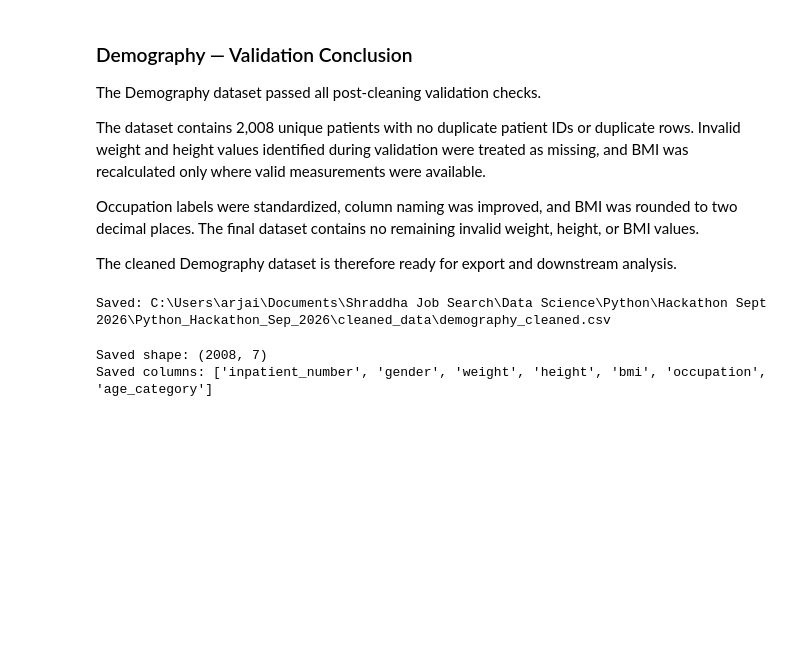
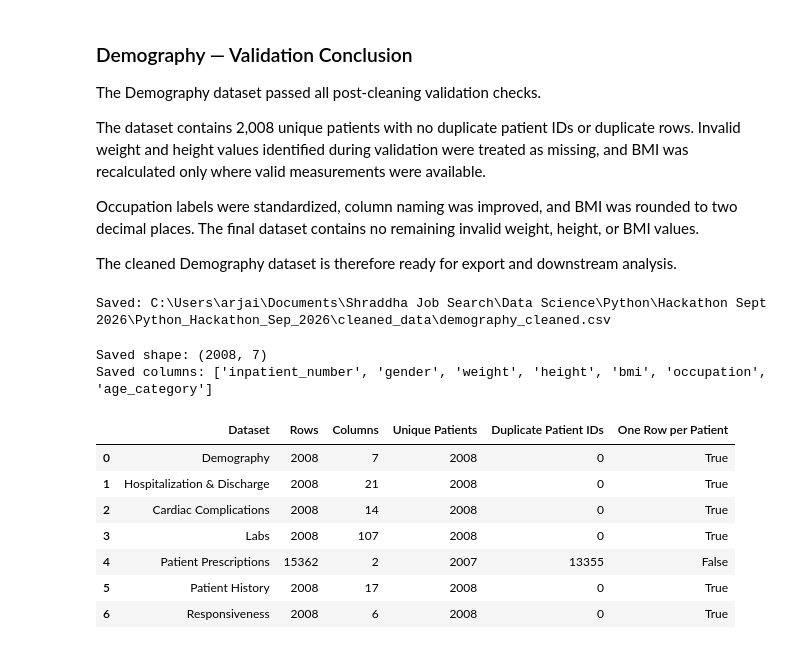
Before and after one commit to shraddhaparakh/Team11_PyInsights_Python-Hackathon-_SEP2026, a Jupyter notebook: 1.Data Cleaning_Shraddha.ipynb, the cells around one changed output. Drawn from its saved outputs; the diff is of its cells as text; code cells hidden in the pictures; blank space fills up the shorter version.

```diff
--- a/1.Data Cleaning_Shraddha.ipynb
+++ b/1.Data Cleaning_Shraddha.ipynb
@@ -725,3 +725,26 @@ print("Saved columns:", demography_check.columns.tolist())
 # %% [output]
 Saved shape: (2008, 7)
 Saved columns: ['inpatient_number', 'gender', 'weight', 'height', 'bmi', 'occupation', 'age_category']
+# %%
+dataset_overview = pd.DataFrame([
+    {
+        "Dataset": name,
+        "Rows": df.shape[0],
+        "Columns": df.shape[1],
+        "Unique Patients": df["inpatient_number"].nunique(),
+        "Duplicate Patient IDs": df["inpatient_number"].duplicated().sum(),
+        "One Row per Patient": df.shape[0] == df["inpatient_number"].nunique()
+    }
+    for name, df in datasets.items()
+])
+
+dataset_overview
+# %% [output]
+|  | Dataset | Rows | Columns | Unique Patients | Duplicate Patient IDs | One Row per Patient |
+| 0 | Demography | 2008 | 7 | 2008 | 0 | True |
+| 1 | Hospitalization & Discharge | 2008 | 21 | 2008 | 0 | True |
+| 2 | Cardiac Complications | 2008 | 14 | 2008 | 0 | True |
+| 3 | Labs | 2008 | 107 | 2008 | 0 | True |
+| 4 | Patient Prescriptions | 15362 | 2 | 2007 | 13355 | False |
+| 5 | Patient History | 2008 | 17 | 2008 | 0 | True |
+| 6 | Responsiveness | 2008 | 6 | 2008 | 0 | True |
```
Also changed, not shown: parts of 34 cells of this notebook.
